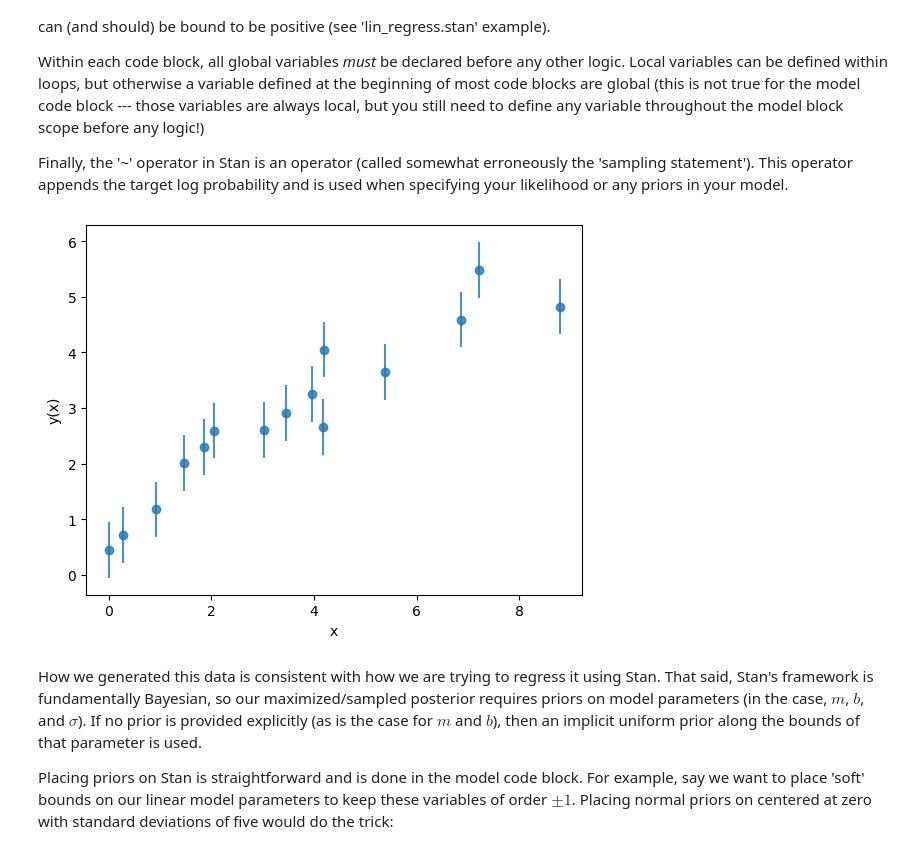
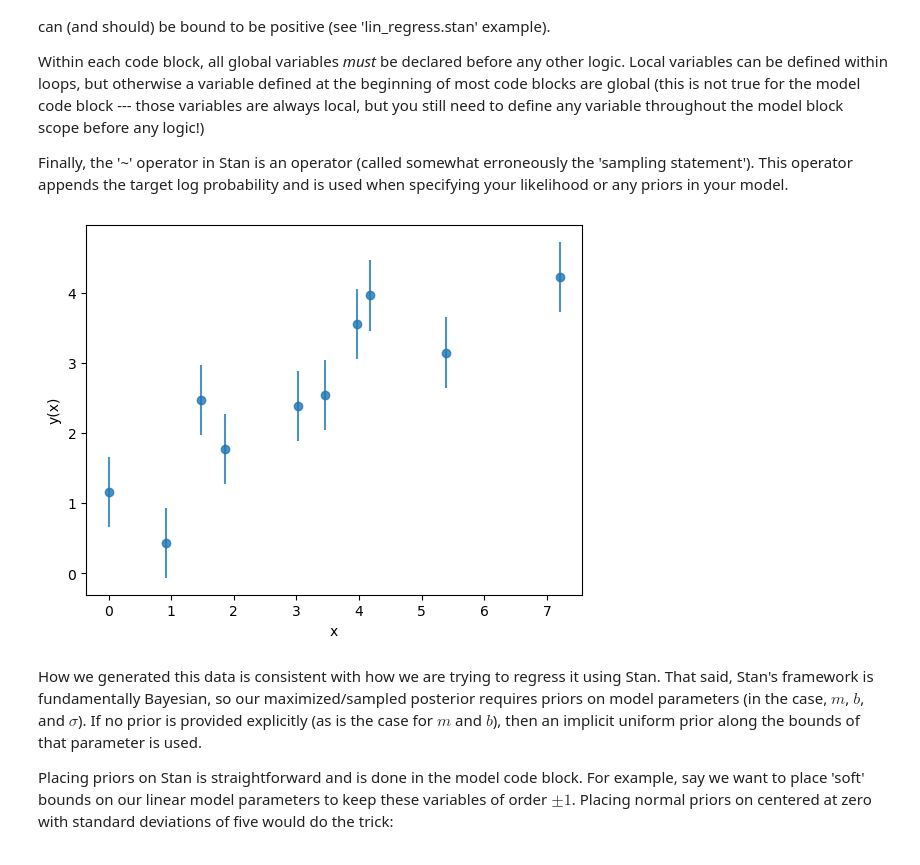
Before and after one commit to jhand1993/Stan_workshop_fall2022, a Jupyter notebook: workshop1/getting_started.ipynb, the cells around one changed output. Saved outputs shown, nothing was run; the diff lists cells and outputs as text; code cells hidden in the pictures.

```diff
--- a/workshop1/getting_started.ipynb
+++ b/workshop1/getting_started.ipynb
@@ -30,33 +30,32 @@ Finally, the '~' operator in Stan is an operator (called somewhat erroneously th
 # %%
 # Let's generate some data for our regression model:
 from scipy.stats import uniform, norm
 import matplotlib.pyplot as plt
 import numpy as np
 
 np.random.seed(seed=1)
 
-n = 15 # number of samples
+n = 10 # number of samples
 m = 0.5 # slope
 b = 1. # intercept
 # x = uniform(loc=-5., scale=10.).rvs(size=n) # random predictor variable sample of length n
 x = uniform(loc=0., scale=10.).rvs(size=n) # random predictor variable sample of length n
-
 
 sigma = 0.5 # noise term:
 err_dist = norm(loc=0., scale=sigma) # Error distribution(?)
 
 y = m * x + b + err_dist.rvs(size=n) # dependent, or outcome variable sample
 
 # plot our data:
 plt.errorbar(
     x, y, yerr=sigma, ls='', marker='o', alpha=0.8
 )
 plt.xlabel('x')
 plt.ylabel('y(x)')
 
 plt.show()
 # %% [output]
-[figure, old version]
+[figure, new version]
 # %% [markdown]
 How we generated this data is consistent with how we are trying to regress it using Stan. That said, Stan's framework is fundamentally Bayesian, so our maximized/sampled posterior requires priors on model parameters (in the case, $m$, $b$, and $\sigma$). If no prior is provided explicitly (as is the case for $m$ and $b$), then an implicit uniform prior along the bounds of that parameter is used.
 
```
Also changed, not shown: parts of 9 cells of this notebook, 2 other files.
